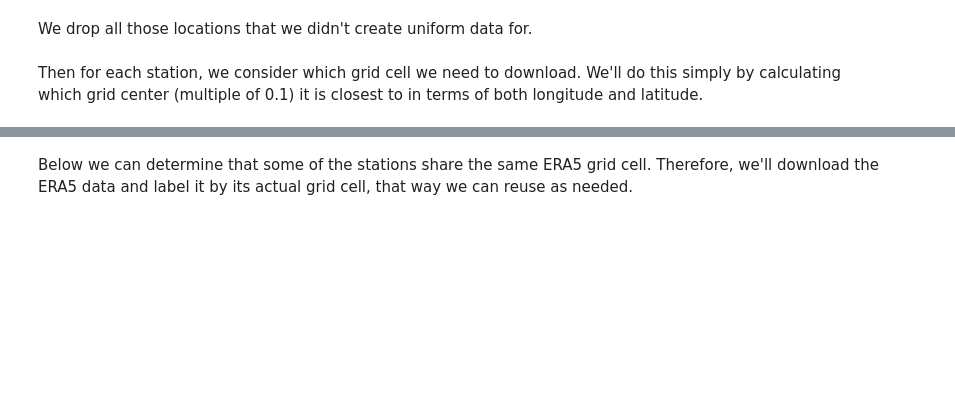
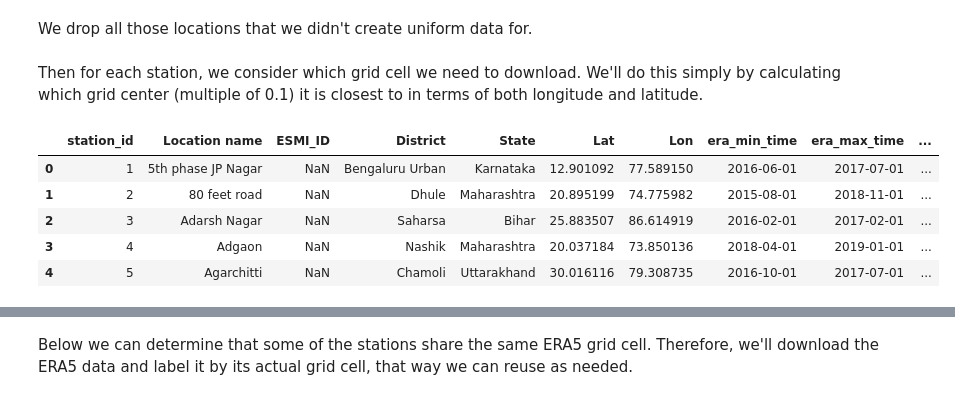
Before and after one commit to jesuslovesyiyi/Resilient_energy_network, a Jupyter notebook: data_preparation/era5_processing.ipynb, the cells around one changed output, grey strips where cells are left out. Drawn from its saved outputs; the diff is of its cells as text; code cells hidden in the pictures; blank space fills up the shorter version.

```diff
--- a/data_preparation/era5_processing.ipynb
+++ b/data_preparation/era5_processing.ipynb
@@ -50,3 +74,13 @@ for station_id in tqdm(locations['station_id']):
 
     locations.loc[locations['station_id'] == station_id, 'era_lat'] = era_lat
     locations.loc[locations['station_id'] == station_id, 'era_lon'] = era_lon
+# %%
+
+locations.head(5)
+# %% [output]
+|  | station_id | Location name | ESMI_ID | District | State | Lat | Lon | era_min_time | era_max_time | ... |
+| 0 | 1 | 5th phase JP Nagar | NaN | Bengaluru Urban | Karnataka | 12.901092 | 77.589150 | 2016-06-01 | 2017-07-01 | ... |
+| 1 | 2 | 80 feet road | NaN | Dhule | Maharashtra | 20.895199 | 74.775982 | 2015-08-01 | 2018-11-01 | ... |
+| 2 | 3 | Adarsh Nagar | NaN | Saharsa | Bihar | 25.883507 | 86.614919 | 2016-02-01 | 2017-02-01 | ... |
+| 3 | 4 | Adgaon | NaN | Nashik | Maharashtra | 20.037184 | 73.850136 | 2018-04-01 | 2019-01-01 | ... |
+| 4 | 5 | Agarchitti | NaN | Chamoli | Uttarakhand | 30.016116 | 79.308735 | 2016-10-01 | 2017-07-01 | ... |
```
Also changed, not shown: parts of 14 cells of this notebook, 2 other files.
